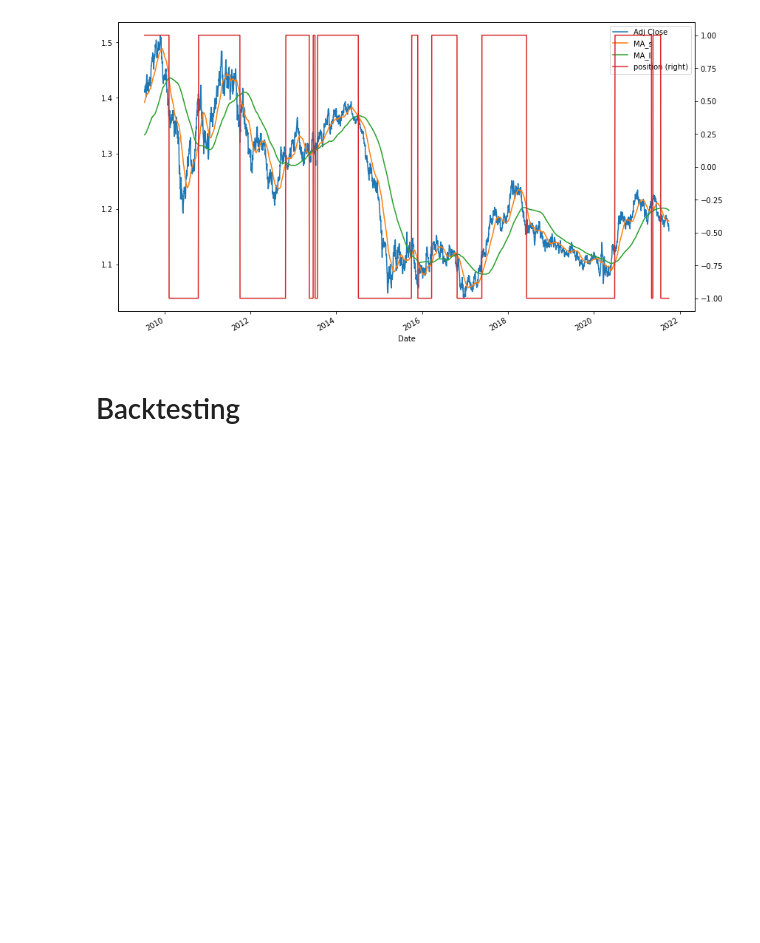
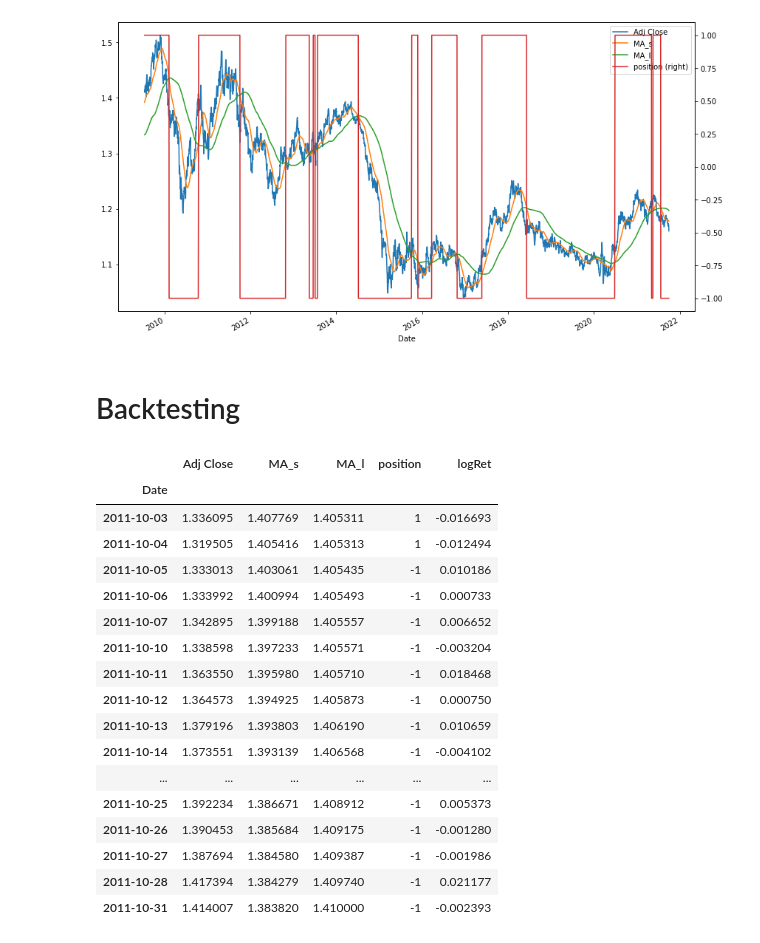
Before and after one commit to alecontuIT/algo_trading_coletti, a Jupyter notebook: 4_moving_averages_crossovers.ipynb, the cells around one changed output. Cells and saved outputs as stored; diff of their text form; code cells hidden in the pictures; blank space fills up the shorter version.

```diff
--- a/4_moving_averages_crossovers.ipynb
+++ b/4_moving_averages_crossovers.ipynb
@@ -36,3 +36,24 @@ df.plot(secondary_y='position', figsize=(14,8))
 # Backtesting
 # %%
 df['logRet'] = np.log(df['Adj Close']/df['Adj Close'].shift(1))
+# %%
+df.loc['2011-10']
+# %% [output]
+|  | Adj Close | MA_s | MA_l | position | logRet |
+| Date |  |  |  |  |  |
+| 2011-10-03 | 1.336095 | 1.407769 | 1.405311 | 1 | -0.016693 |
+| 2011-10-04 | 1.319505 | 1.405416 | 1.405313 | 1 | -0.012494 |
+| 2011-10-05 | 1.333013 | 1.403061 | 1.405435 | -1 | 0.010186 |
+| 2011-10-06 | 1.333992 | 1.400994 | 1.405493 | -1 | 0.000733 |
+| 2011-10-07 | 1.342895 | 1.399188 | 1.405557 | -1 | 0.006652 |
+| 2011-10-10 | 1.338598 | 1.397233 | 1.405571 | -1 | -0.003204 |
+| 2011-10-11 | 1.363550 | 1.395980 | 1.405710 | -1 | 0.018468 |
+| 2011-10-12 | 1.364573 | 1.394925 | 1.405873 | -1 | 0.000750 |
+| 2011-10-13 | 1.379196 | 1.393803 | 1.406190 | -1 | 0.010659 |
+| 2011-10-14 | 1.373551 | 1.393139 | 1.406568 | -1 | -0.004102 |
+| ... | ... | ... | ... | ... | ... |
+| 2011-10-25 | 1.392234 | 1.386671 | 1.408912 | -1 | 0.005373 |
+| 2011-10-26 | 1.390453 | 1.385684 | 1.409175 | -1 | -0.001280 |
+| 2011-10-27 | 1.387694 | 1.384580 | 1.409387 | -1 | -0.001986 |
+| 2011-10-28 | 1.417394 | 1.384279 | 1.409740 | -1 | 0.021177 |
+| 2011-10-31 | 1.414007 | 1.383820 | 1.410000 | -1 | -0.002393 |
```
Also changed, not shown: parts of 22 cells of this notebook.
